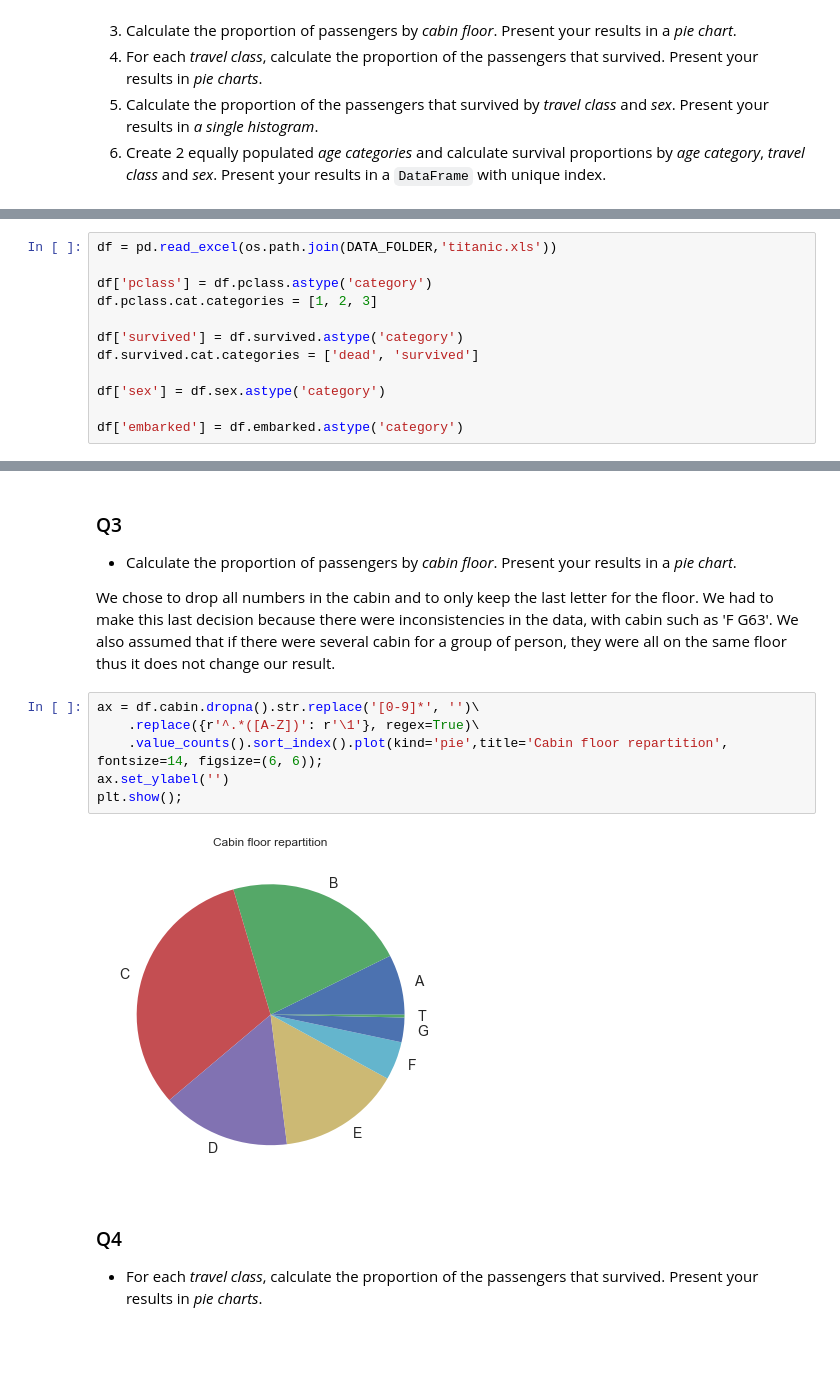
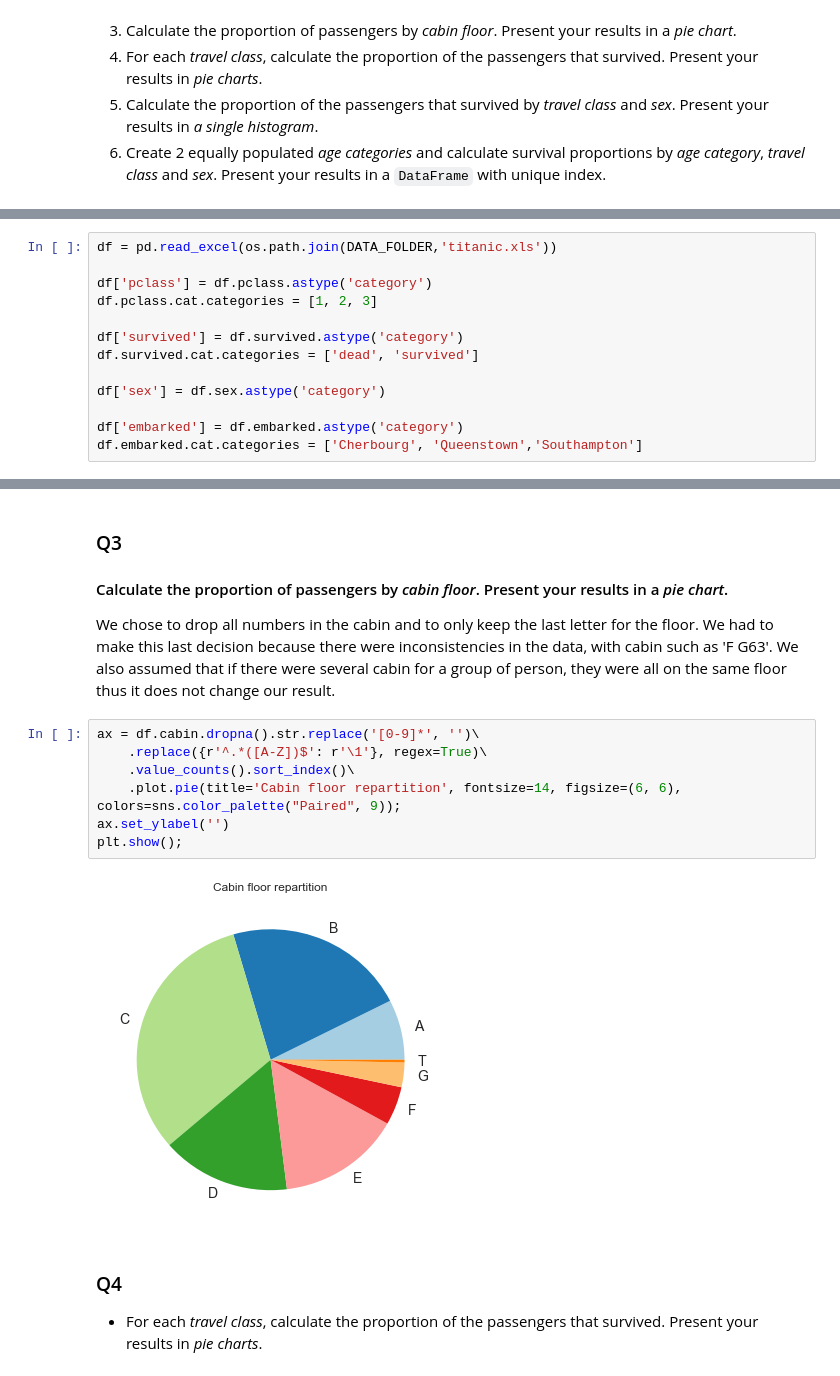
Before and after one commit to raphaelBarman/ADA-dh, a Jupyter notebook: 01 - Pandas and Data Wrangling/Homework 1.ipynb, the cells around one changed output, grey strips where cells are left out. Saved outputs shown, nothing was run; the diff lists cells and outputs as text; blank space fills up the shorter version.

```diff
--- a/01 - Pandas and Data Wrangling/Homework 1.ipynb
+++ b/01 - Pandas and Data Wrangling/Homework 1.ipynb
@@ -348,5 +273,6 @@ df.survived.cat.categories = ['dead', 'survived']
 df['sex'] = df.sex.astype('category')
 
 df['embarked'] = df.embarked.astype('category')
+df.embarked.cat.categories = ['Cherbourg', 'Queenstown','Southampton']
 # %% [markdown]
 ### Q2
@@ -384,17 +310,18 @@ plt.show();
 [figure]
 # %% [markdown]
 ### Q3
-- Calculate the proportion of passengers by *cabin floor*. Present your results in a *pie chart*.
+#### Calculate the proportion of passengers by *cabin floor*. Present your results in a *pie chart*.
 
 We chose to drop all numbers in the cabin and to only keep the last letter for the floor. We had to make this last decision because there were inconsistencies in the data, with cabin such as 'F G63'. We also assumed that if there were several cabin for a group of person, they were all on the same floor thus it does not change our result.
 # %%
 ax = df.cabin.dropna().str.replace('[0-9]*', '')\
-    .replace({r'^.*([A-Z])': r'\1'}, regex=True)\
-    .value_counts().sort_index().plot(kind='pie',title='Cabin floor repartition', fontsize=14, figsize=(6, 6));
+    .replace({r'^.*([A-Z])$': r'\1'}, regex=True)\
+    .value_counts().sort_index()\
+    .plot.pie(title='Cabin floor repartition', fontsize=14, figsize=(6, 6), colors=sns.color_palette("Paired", 9));
 ax.set_ylabel('')
 plt.show();
 # %% [output]
-[figure, old version]
+[figure, new version]
 # %% [markdown]
 ### Q4
 - For each *travel class*, calculate the proportion of the passengers that survived. Present your results in *pie charts*.
```
Also changed, not shown: parts of 10 cells of this notebook.
